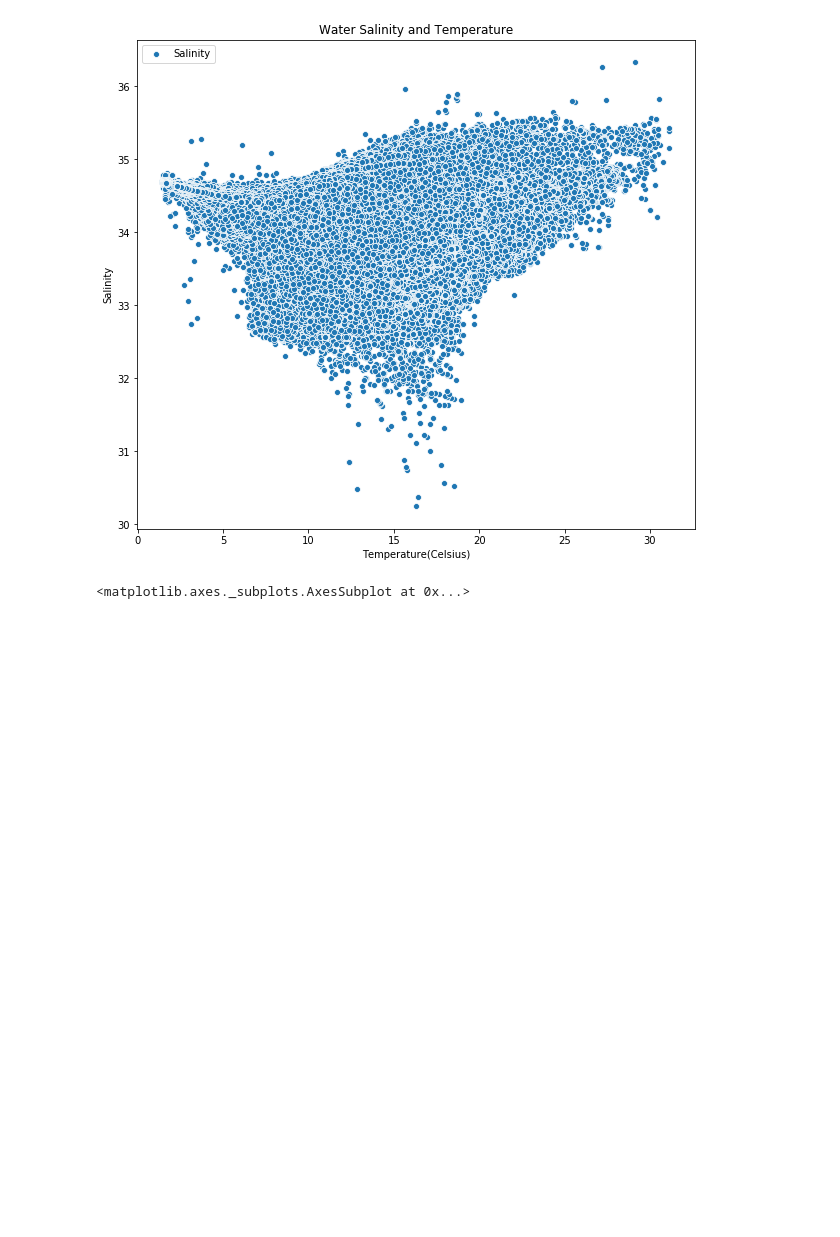
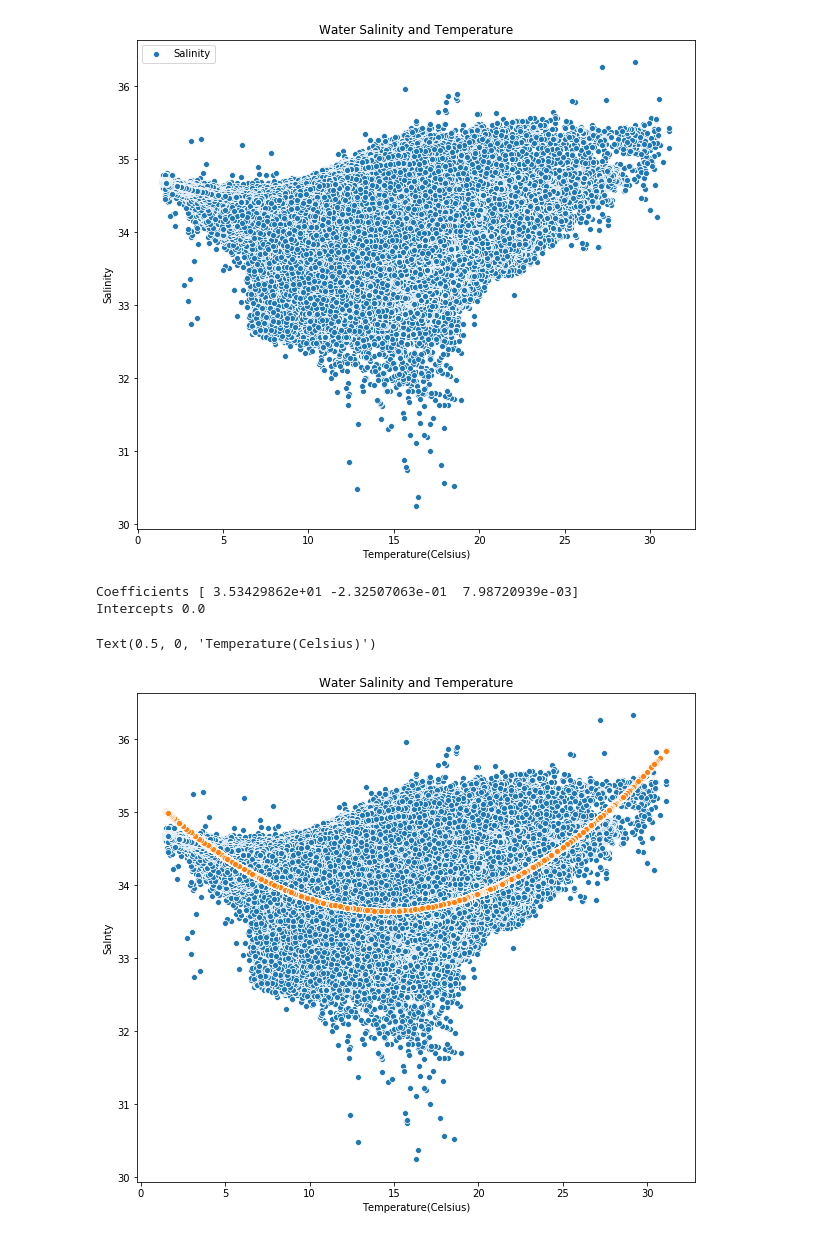
Before and after one commit to jeffersonzaki/dc-ds-010620, a Jupyter notebook: WarmUps/LinearRegression/regression.ipynb, the cells around one changed output. Cells and saved outputs as stored; diff of their text form; code cells hidden in the pictures; blank space fills up the shorter version.

```diff
--- a/WarmUps/LinearRegression/regression.ipynb
+++ b/WarmUps/LinearRegression/regression.ipynb
@@ -36,26 +36,36 @@ Text(0, 0.5, 'Salinity')
 [figure]
 # %%
 # Instantiating
-lr = LinearRegression()
-poly = PolynomialFeatures(degree=5)
+lr = LinearRegression(fit_intercept= False)
+poly = PolynomialFeatures(degree=2)
 # %%
 # Changing values to 2D
 X = bottle_df["T_degC"].values.reshape((-1, 1))
 y = bottle_df["Salnty"]
 
-model = sm.OLS(y, X).fit()
-predictions = model.predict(X) # make the predictions by the model
+# model = sm.OLS(y, X).fit()
+# predictions = model.predict(X) # make the predictions by the model
+# # Print out the statistics
 
-# Print out the statistics
-model.summary()
+# Polynomial Regression model
+X = poly.fit_transform(X)
 
 # Linear Regression model
-lr.fit(X, y)
+lr.fit(X, y, )
 y_predict = lr.predict(X)
+print("Coefficients", lr.coef_)
+print("Intercepts", lr.intercept_)
 
 # Graphing
 plt.figure(figsize=(10, 9))
 sns.scatterplot(x, y)
 sns.scatterplot(x, y_predict)
+
+# Label
+plt.title("Water Salinity and Temperature")
+plt.xlabel("Temperature(Celsius)")
 # %% [output]
-<matplotlib.axes._subplots.AxesSubplot at 0x...>
+Coefficients [ 3.53429862e+01 -2.32507063e-01  7.98720939e-03]
+Intercepts 0.0
+Text(0.5, 0, 'Temperature(Celsius)')
+[figure, added]
```
Also changed, not shown: parts of 6 cells of this notebook.
